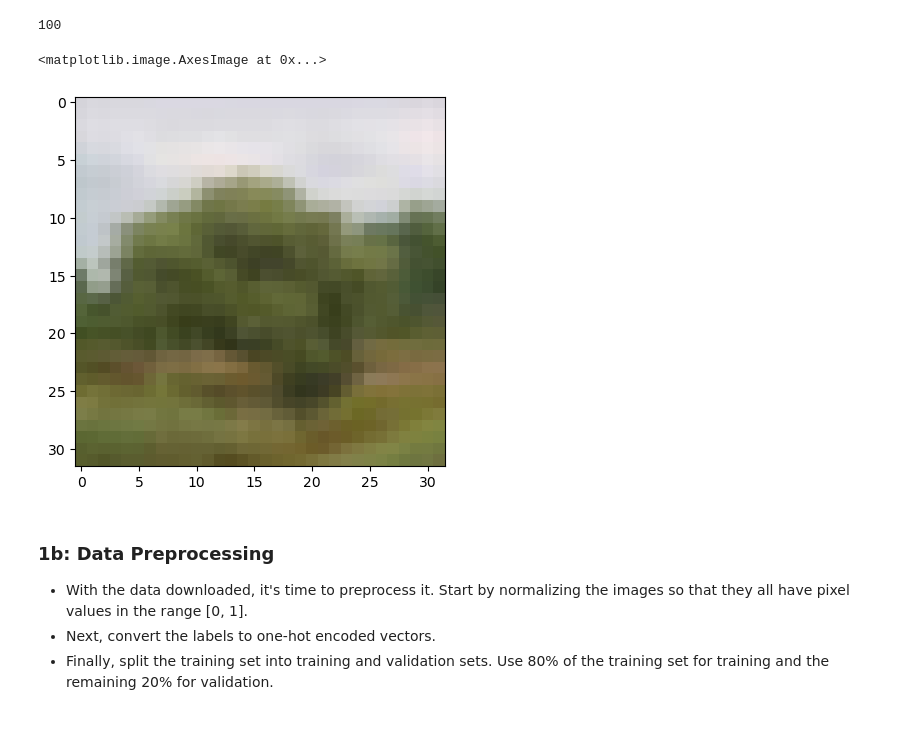
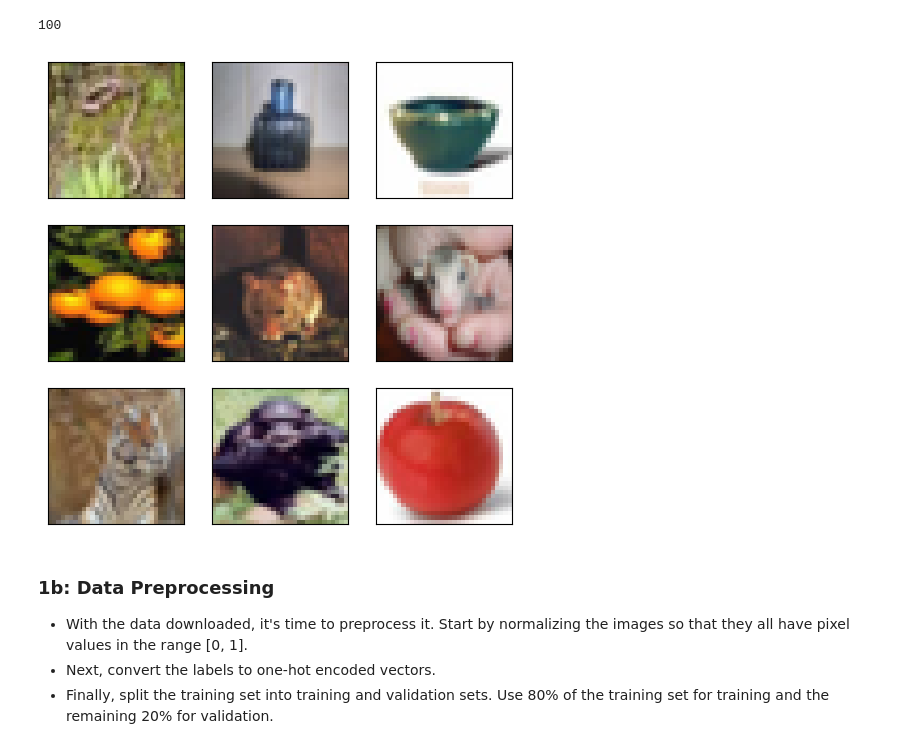
Before and after one commit to klin093/deep_learning, a Jupyter notebook: 02_activities/assignments/assignment_1.ipynb, the cells around one changed output. Drawn from its saved outputs; the diff is of its cells as text; code cells hidden in the pictures.

Commit message:
Update assignment_1.ipynb
print images

```diff
--- a/02_activities/assignments/assignment_1.ipynb
+++ b/02_activities/assignments/assignment_1.ipynb
@@ -43,12 +40,24 @@ print(len(class_names))
 # %%
 x_train.shape
 
 import matplotlib.pyplot as plt
+import numpy as np
 
-plt.imshow(x_train[999])
+random_indices = np.random.choice(len(x_test), 9, replace=False)
+
+# Creating a 3x3 grid plot
+fig, axes = plt.subplots(3, 3, figsize=(6, 6))
+
+for i, ax in enumerate(axes.flat):
+    ax.imshow(x_test[random_indices[i]], cmap=plt.cm.gray_r, interpolation='nearest')
+
+    # Removing axis labels
+    ax.set_xticks([])
+    ax.set_yticks([])
+
+plt.show()
 # %% [output]
-<matplotlib.image.AxesImage at 0x...>
-[figure, old version]
+[figure, new version]
 # %% [markdown]
 ### 1b: Data Preprocessing
 - With the data downloaded, it's time to preprocess it. Start by normalizing the images so that they all have pixel values in the range [0, 1].
```
Also changed, not shown: parts of 1 cell of this notebook.
